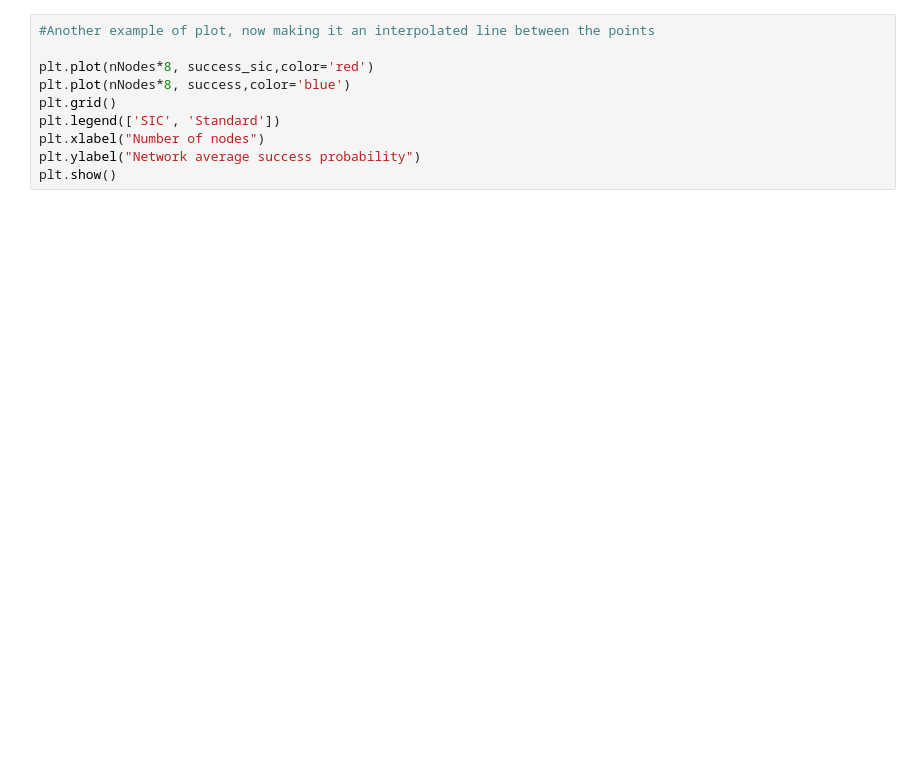
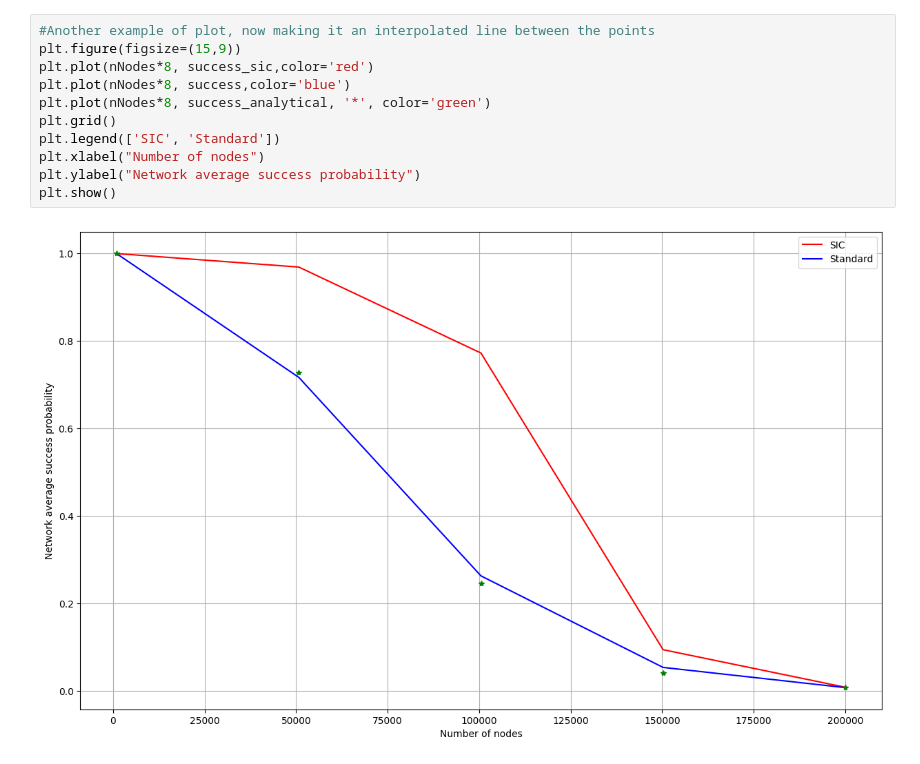
Before and after one commit to Xexell/LR-FHSS-sim, a Jupyter notebook: main.ipynb, the cells around one changed output. Drawn from its saved outputs; the diff is of its cells as text; blank space fills up the shorter version.

```diff
--- a/main.ipynb
+++ b/main.ipynb
@@ -75,10 +122,13 @@ plt.show()
 # %%
 #Another example of plot, now making it an interpolated line between the points
-
+plt.figure(figsize=(15,9))
 plt.plot(nNodes*8, success_sic,color='red')
 plt.plot(nNodes*8, success,color='blue')
+plt.plot(nNodes*8, success_analytical, '*', color='green')
 plt.grid()
 plt.legend(['SIC', 'Standard'])
 plt.xlabel("Number of nodes")
 plt.ylabel("Network average success probability")
 plt.show()
+# %% [output]
+[figure, added]
```
Also changed, not shown: parts of 7 cells of this notebook, 1 other file.
